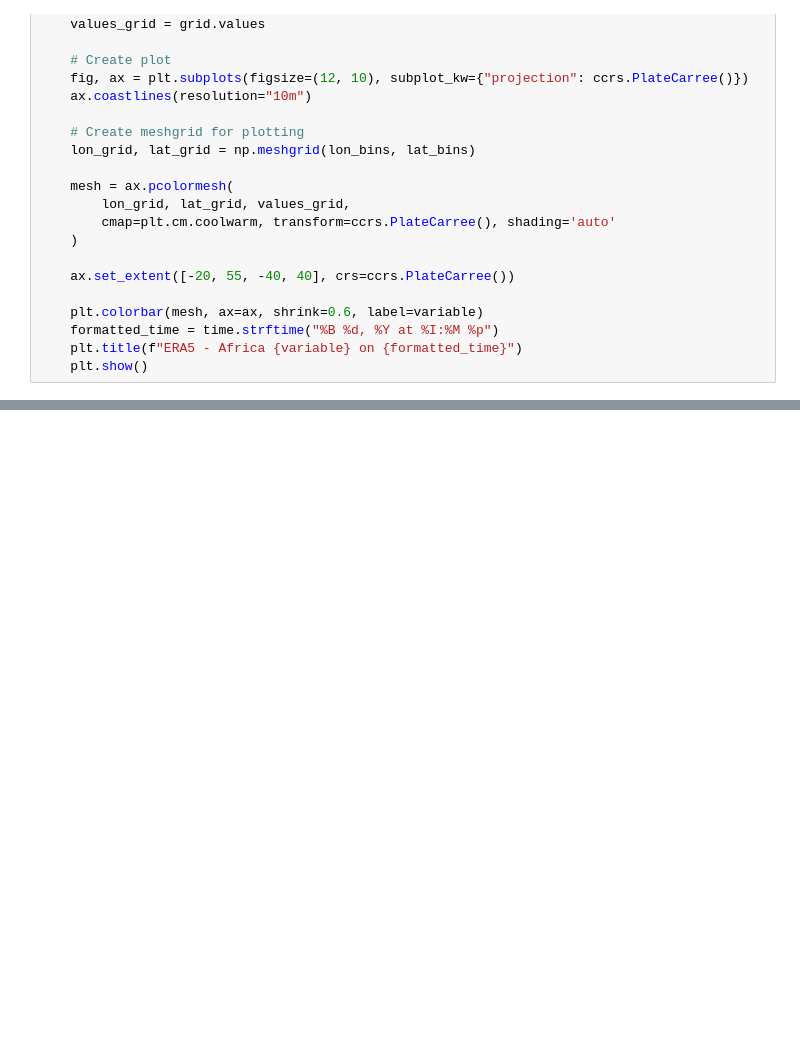
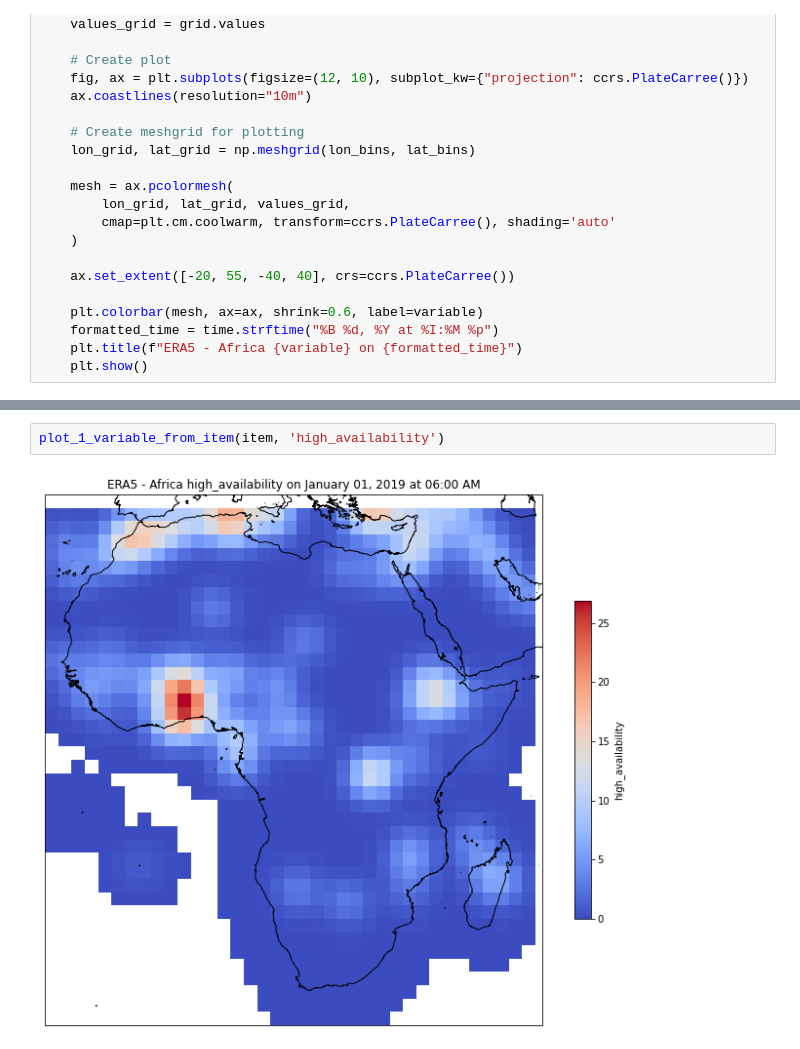
Before and after one commit to ms0017/cs_269, a Jupyter notebook: dataset_creation/torch.ipynb, the cells around one changed output, grey strips where cells are left out. Cells and saved outputs as stored; diff of their text form; blank space fills up the shorter version.

```diff
--- a/dataset_creation/torch.ipynb
+++ b/dataset_creation/torch.ipynb
@@ -183,2 +198,6 @@ plot_1_variable_from_item(item, 'not_recieved')
+# %%
+plot_1_variable_from_item(item, 'high_availability')
+# %% [output]
+[figure, added]
 # %%
 plot_1_variable_from_item(item, 'population')
```
Also changed, not shown: parts of 5 cells of this notebook, 8 other files.
